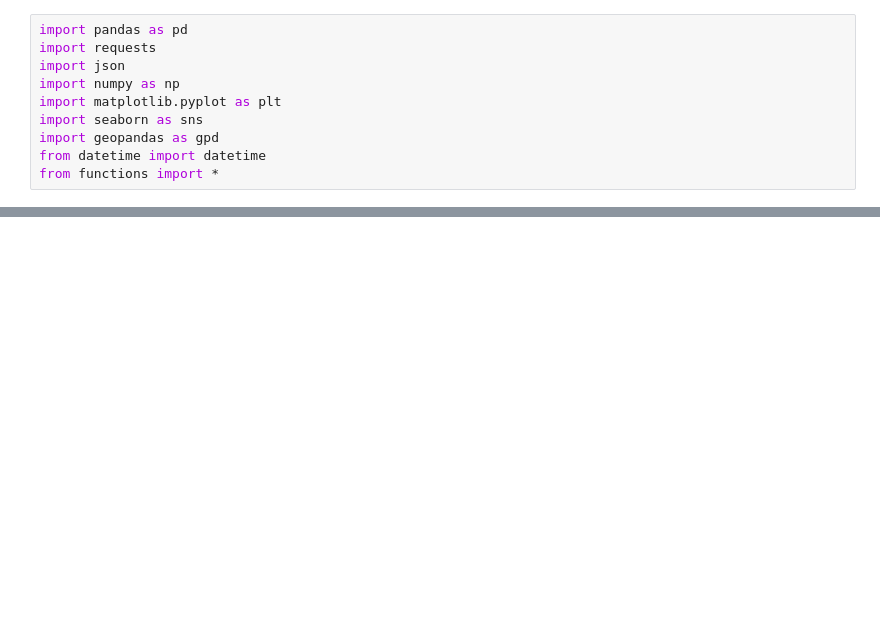
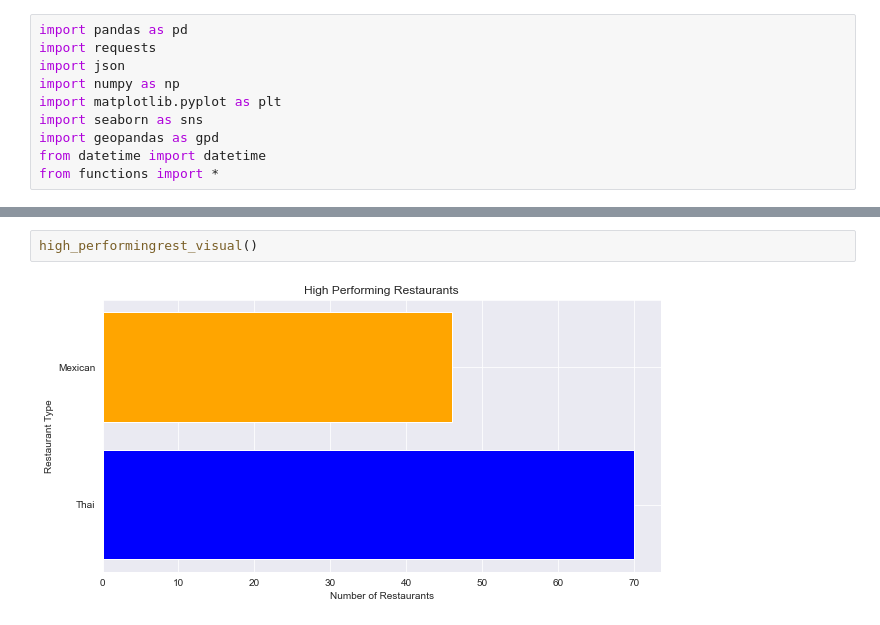
Before and after one commit to anisha732/Phase1Project, a Jupyter notebook: Code/Final Project 1 Notebook.ipynb, the cells around one changed output, grey strips where cells are left out. Drawn from its saved outputs; the diff is of its cells as text; blank space fills up the shorter version.

```diff
--- a/Code/Final Project 1 Notebook.ipynb
+++ b/Code/Final Project 1 Notebook.ipynb
@@ -53,0 +98,4 @@ NameError: name 'rest_services_visual' is not defined
+# %%
+high_performingrest_visual()
+# %% [output]
+[figure, added]
```
Also changed, not shown: parts of 27 cells of this notebook, 2 other files.
